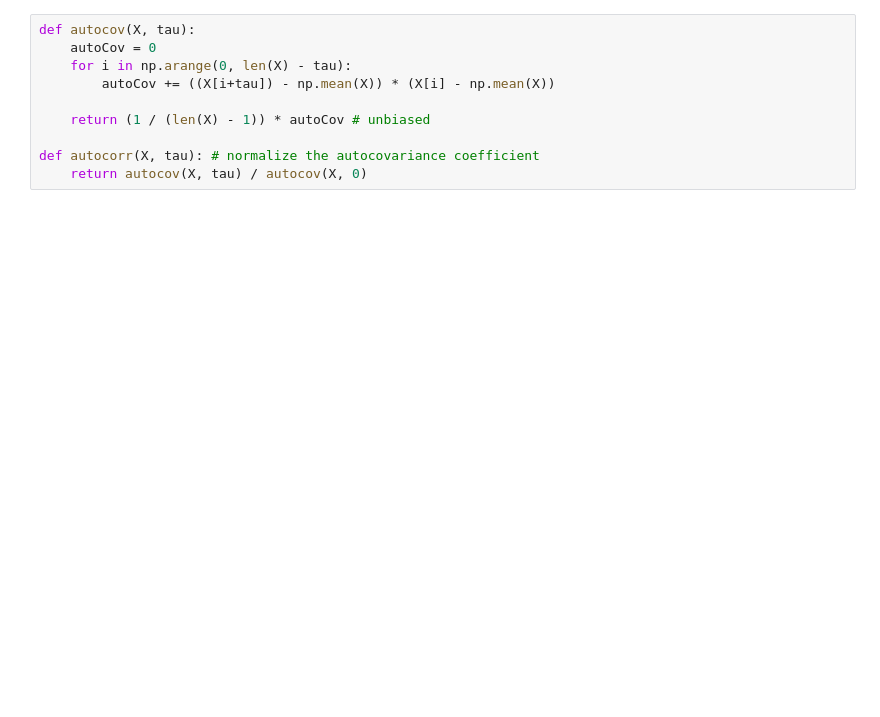
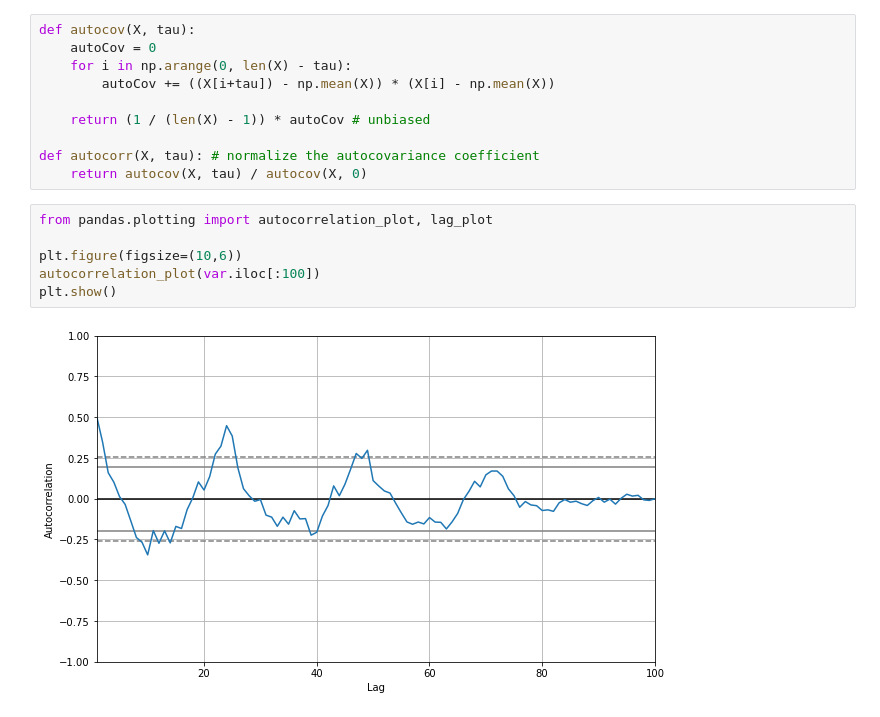
Before and after one commit to Siella/ambulance_crews, a Jupyter notebook: EDA/ICL_EDA.ipynb, the cells around one changed output. Drawn from its saved outputs; the diff is of its cells as text; blank space fills up the shorter version.

```diff
--- a/EDA/ICL_EDA.ipynb
+++ b/EDA/ICL_EDA.ipynb
@@ -396,3 +435,11 @@ def autocov(X, tau):
 
 def autocorr(X, tau): # normalize the autocovariance coefficient
     return autocov(X, tau) / autocov(X, 0)
+# %%
+from pandas.plotting import autocorrelation_plot, lag_plot
+
+plt.figure(figsize=(10,6))
+autocorrelation_plot(var.iloc[:100])
+plt.show()
+# %% [output]
+[figure, added]
```
Also changed, not shown: parts of 12 cells of this notebook.
